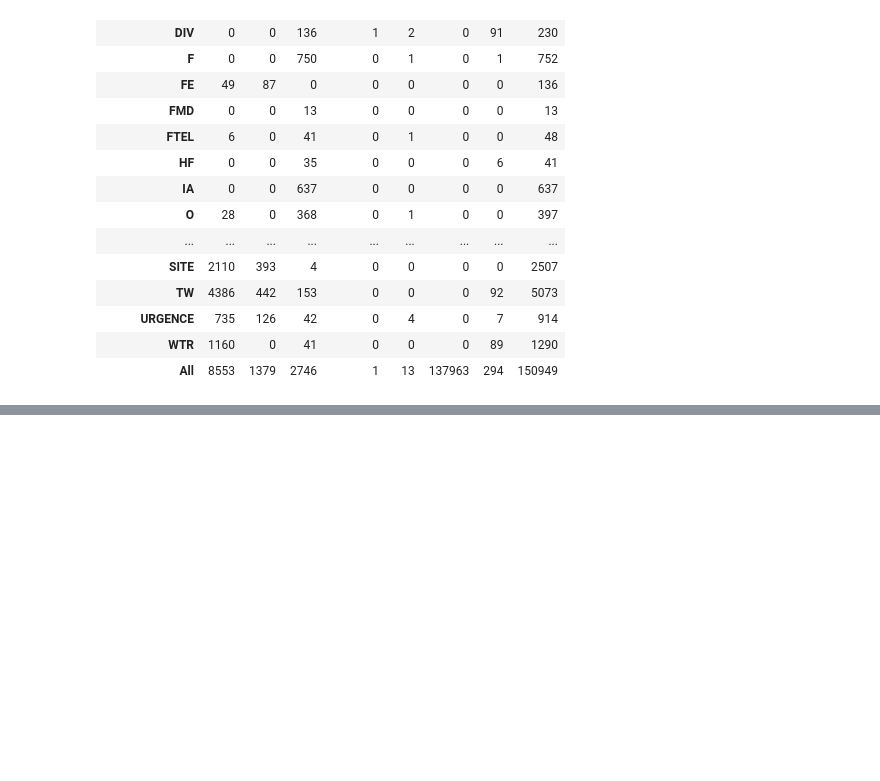
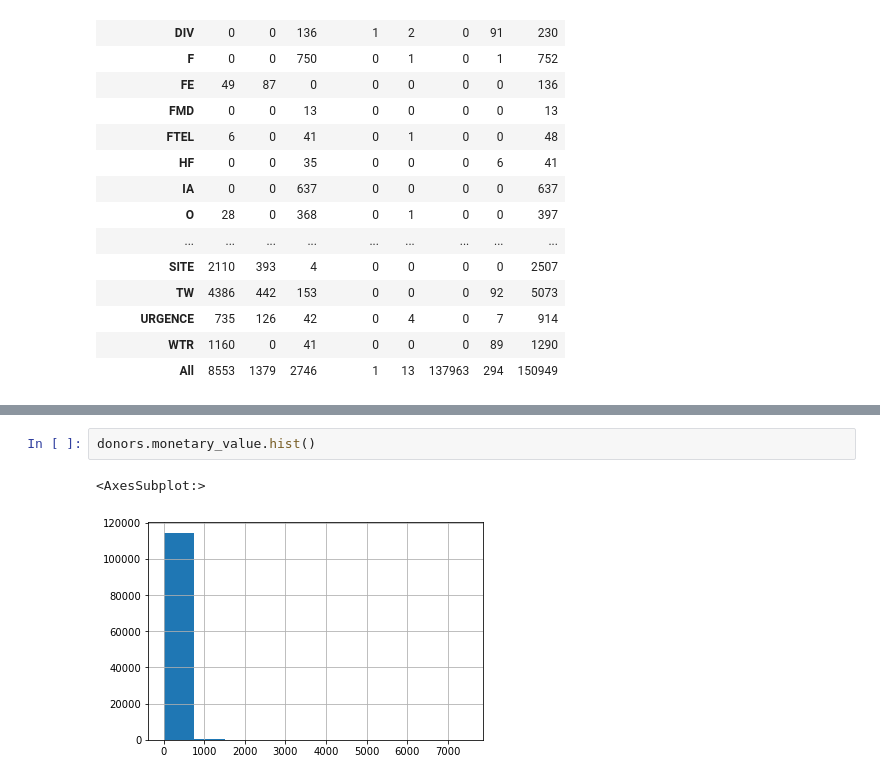
Before and after one commit to Asrorbek-Orzikulov/donations, a Jupyter notebook: donations.ipynb, the cells around one changed output, grey strips where cells are left out. Saved outputs shown, nothing was run; the diff lists cells and outputs as text; blank space fills up the shorter version.

```diff
--- a/donations.ipynb
+++ b/donations.ipynb
@@ -410,0 +438,5 @@ pd.crosstab(dons_2018['cam code'], dons_2018['payment method'], margins=True)
+# %%
+donors.monetary_value.hist()
+# %% [output]
+<AxesSubplot:>
+[figure, added]
```
Also changed, not shown: parts of 14 cells of this notebook, 1 other file.
